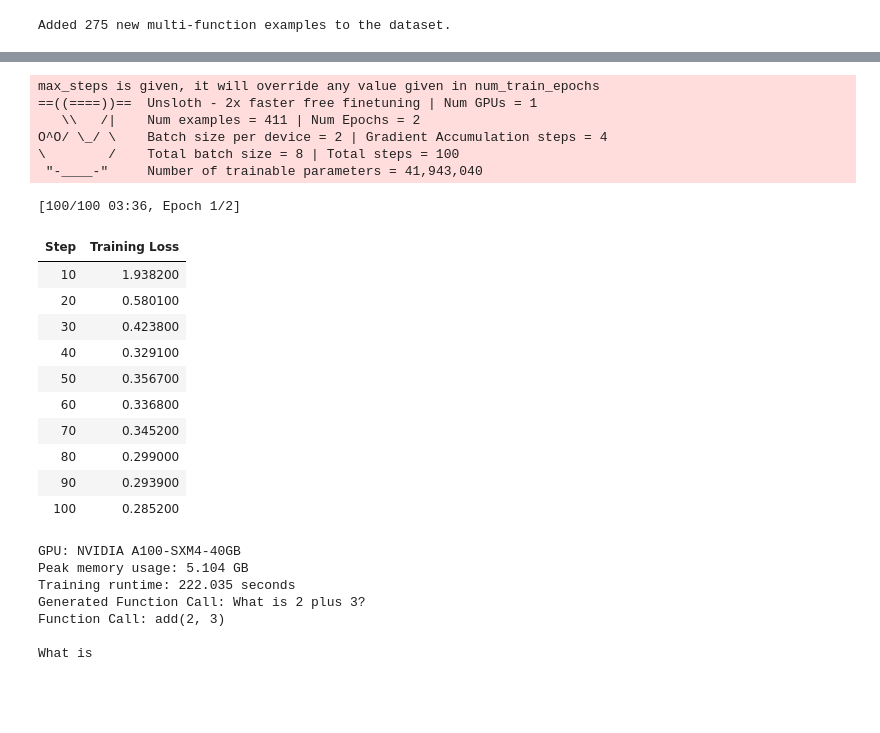
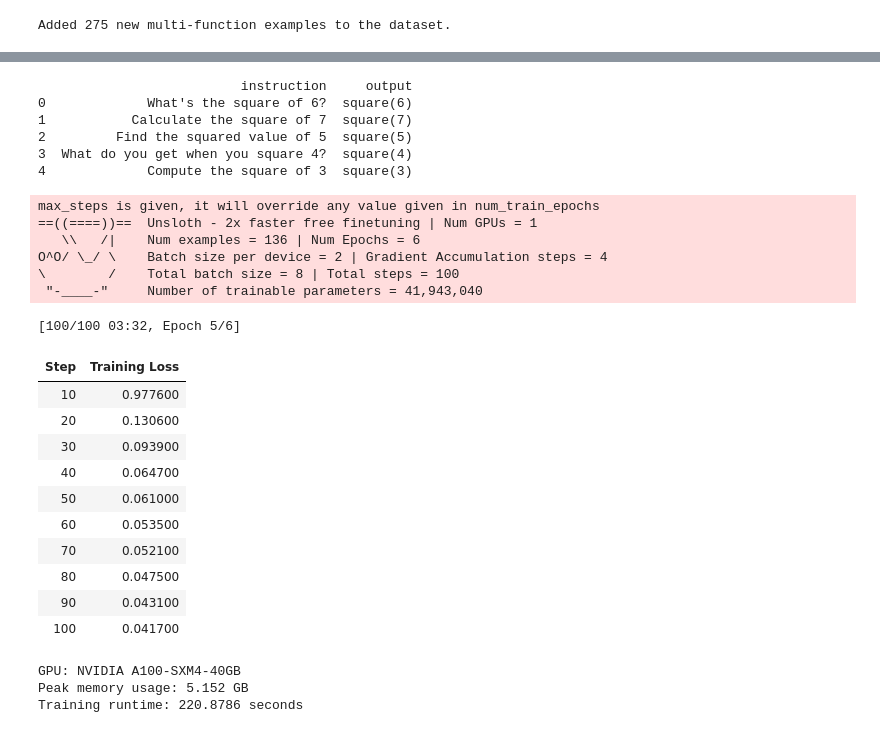
Before and after one commit to etuckerman/SOCOTEC, a Jupyter notebook: SOCOTEC_FINETUNE2_elliot_tuckerman.ipynb, the cells around one changed output, grey strips where cells are left out. Drawn from its saved outputs; the diff is of its cells as text; code cells hidden in the pictures; blank space fills up the shorter version.

```diff
--- a/SOCOTEC_FINETUNE2_elliot_tuckerman.ipynb
+++ b/SOCOTEC_FINETUNE2_elliot_tuckerman.ipynb
@@ -6,6 +6,7 @@
 !pip install "unsloth[colab-new] @ git+https://github.com/unslothai/unsloth.git"
 !pip install --no-deps xformers trl peft accelerate bitsandbytes
 # %%
+
 from unsloth import FastLanguageModel
 import pandas as pd
 import torch
@@ -43,6 +44,8 @@ model = FastLanguageModel.get_peft_model(
     bias="none",
     use_gradient_checkpointing="unsloth",
     random_state=SEED,
+    use_rslora = False,
+    loftq_config = None,
 )
 # %% [output]
 🦥 Unsloth: Will patch your computer to enable 2x faster free finetuning.
@@ -174,5 +216,31 @@ print(dataset_df.head(20))
+# %%
+# Load the reformatted dataset
+dataset = pd.read_csv("SOCOTEC_DATASET_ALPACA_FORMAT.csv")
+
+# Print the first few rows to check the structure
+print(dataset.head())
+# %% [output]
+                          instruction     output
+0             What's the square of 6?  square(6)
+1           Calculate the square of 7  square(7)
+2         Find the squared value of 5  square(5)
+3  What do you get when you square 4?  square(4)
+4             Compute the square of 3  square(3)
+# %%
+# Load the dataset (already in the correct format)
+dataset = pd.read_csv("SOCOTEC_DATASET.csv")
+
+# Check the structure to ensure it has the correct columns
+if 'Prompt' not in dataset.columns or 'Function Call' not in dataset.columns:
+    raise ValueError("Dataset must contain 'Prompt' and 'Function Call' columns.")
+
+# Reformat to match the Alpaca-style format for fine-tuning (Prompt -> instruction, Function Call -> output)
+dataset = dataset[['Prompt', 'Function Call']]
+dataset.columns = ['instruction', 'output']  # Change column names to match fine-tuning format
+
+# Convert to Hugging Face Dataset format
+dataset = Dataset.from_pandas(dataset)
 # %%
-
 # Training arguments
 training_args = TrainingArguments(
     per_device_train_batch_size=BATCH_SIZE,
@@ -192,57 +260,45 @@ training_args = TrainingArguments(
 )
 
 # Initialize Trainer
 trainer = SFTTrainer(
     model=model,
     tokenizer=tokenizer,
     train_dataset=dataset,
     dataset_text_field="text",
     max_seq_length=MAX_SEQ_LENGTH,
     dataset_num_proc=2,
     packing=False,
     args=training_args,
 )
 
 # Train model
 trainer_stats = trainer.train()
 
 # Print memory usage and training time
 gpu_stats = torch.cuda.get_device_properties(0)
 used_memory = round(torch.cuda.max_memory_reserved() / 1024 / 1024 / 1024, 3)
 print(f"GPU: {gpu_stats.name}")
 print(f"Peak memory usage: {used_memory} GB")
 print(f"Training runtime: {trainer_stats.metrics['train_runtime']} seconds")
-
-# Inference
-FastLanguageModel.for_inference(model)
-input_text = "What is 2 plus 3?"
-inputs = tokenizer([input_text], return_tensors="pt").to("cuda")
-outputs = model.generate(**inputs, max_new_tokens=16, use_cache=True)
-result = tokenizer.batch_decode(outputs, skip_special_tokens=True)[0]
-print(f"Generated Function Call: {result}")
 # %% [output]
 max_steps is given, it will override any value given in num_train_epochs
 ==((====))==  Unsloth - 2x faster free finetuning | Num GPUs = 1
-   \\   /|    Num examples = 411 | Num Epochs = 2
+   \\   /|    Num examples = 136 | Num Epochs = 6
 O^O/ \_/ \    Batch size per device = 2 | Gradient Accumulation steps = 4
 \        /    Total batch size = 8 | Total steps = 100
  "-____-"     Number of trainable parameters = 41,943,040
-[100/100 03:36, Epoch 1/2]
+[100/100 03:32, Epoch 5/6]
 | Step | Training Loss |
-| 10 | 1.938200 |
-| 20 | 0.580100 |
-| 30 | 0.423800 |
-| 40 | 0.329100 |
-| 50 | 0.356700 |
-| 60 | 0.336800 |
-| 70 | 0.345200 |
-| 80 | 0.299000 |
-| 90 | 0.293900 |
-| 100 | 0.285200 |
+| 10 | 0.977600 |
+| 20 | 0.130600 |
+| 30 | 0.093900 |
+| 40 | 0.064700 |
+| 50 | 0.061000 |
+| 60 | 0.053500 |
+| 70 | 0.052100 |
+| 80 | 0.047500 |
+| 90 | 0.043100 |
+| 100 | 0.041700 |
 GPU: NVIDIA A100-SXM4-40GB
-Peak memory usage: 5.104 GB
-Training runtime: 222.035 seconds
-Generated Function Call: What is 2 plus 3?
-Function Call: add(2, 3)
-
-What is
+Peak memory usage: 5.152 GB
+Training runtime: 220.8786 seconds
```
Also changed, not shown: parts of 14 cells of this notebook.
